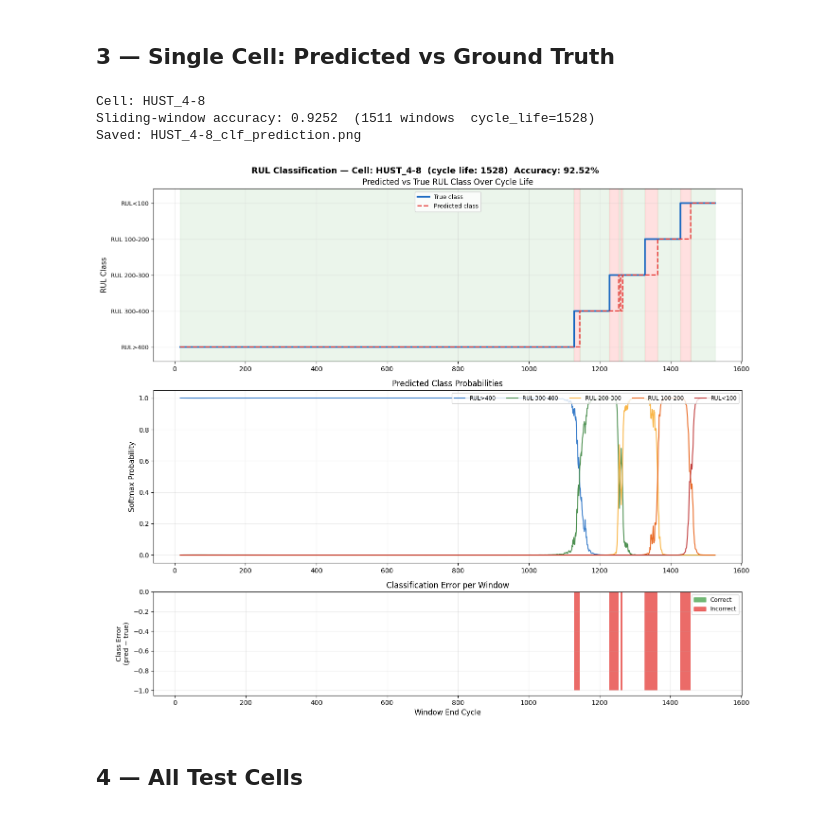
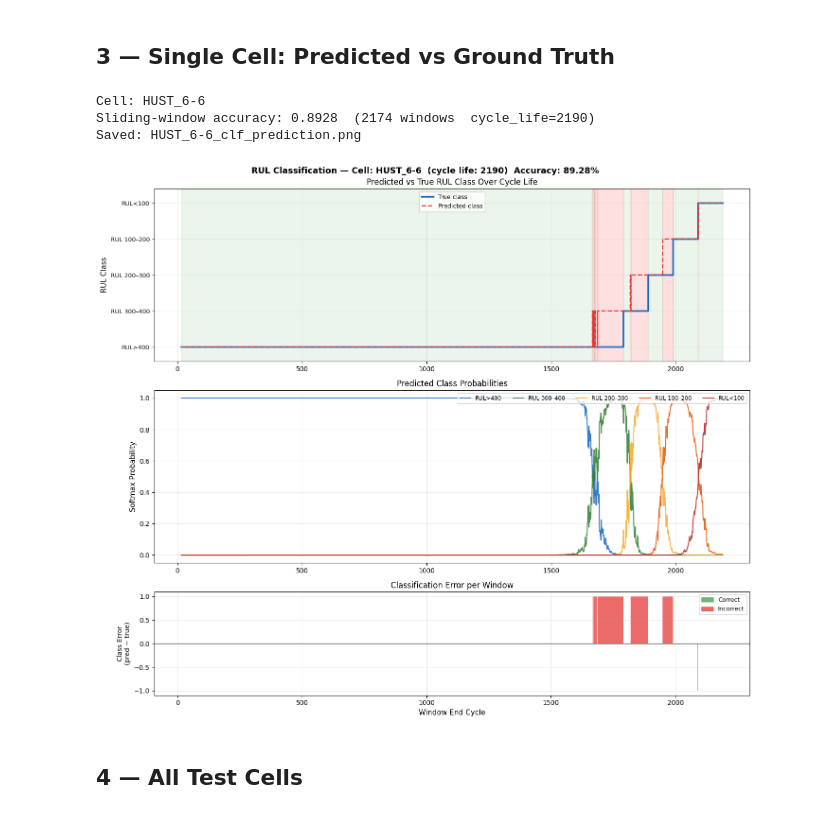
Before and after one commit to PhanLeSon03/battery_estimation, a Jupyter notebook: predict_file/V3-CNN/LFP/predict_clf_bml_LFP.ipynb, the cells around one changed output. Saved outputs shown, nothing was run; the diff lists cells and outputs as text; code cells hidden in the pictures.

```diff
--- a/predict_file/V3-CNN/LFP/predict_clf_bml_LFP.ipynb
+++ b/predict_file/V3-CNN/LFP/predict_clf_bml_LFP.ipynb
@@ -144,13 +147,11 @@ N_EARLY
 # %% [markdown]
 ## 3 — Single Cell: Predicted vs Ground Truth
 # %%
-TestCellName = ['MATR_b1c37', 'HUST_4-7', 'HUST_2-6', 'MATR_b4c23',
-                'MATR_b4c15', 'MATR_b2c41', 'MATR_b1c6', 'MATR_b3c14',
-                'HUST_3-2', 'HUST_4-8', 'MATR_b1c14', 'MATR_b2c21',
-                'HUST_3-3', 'MATR_b1c18', 'MATR_b3c0', 'MATR_b1c31',
-                'MATR_b3c28', 'MATR_b3c12', 'HUST_6-1', 'MATR_b1c2',
-                'HUST_9-7', 'HUST_10-2']
-CELL_ID      = 'HUST_4-8'
+TestCellName = ['MATR_b1c6', 'MATR_b4c9', 'MATR_b1c18', 'MATR_b4c24', 'MATR_b4c25', 'MATR_b4c26',
+                'MATR_b2c10', 'MATR_b1c3', 'MATR_b3c8', 'MATR_b1c34', 'MATR_b4c44', 'MATR_b2c4',
+                'HUST_1-8', 'MATR_b2c23', 'MATR_b3c21', 'MATR_b2c0', 'MATR_b2c19', 'HUST_7-2',
+                'MATR_b1c44', 'HUST_6-6', 'MATR_b1c37', 'HUST_6-1', 'MATR_b3c25', 'MATR_b2c25']
+CELL_ID      = 'HUST_6-6'  # set to None to pick the first cell in the dataset
 
 if CELL_ID is None:
     CELL_ID = list(cells.keys())[0]
@@ -207,37 +208,37 @@ ax.set_ylabel("Softmax Probability", fontsize=11)
 ax.set_title("Predicted Class Probabilities")
 ax.legend(fontsize=8.5, ncol=N_CLASSES, loc="upper right")
 ax.grid(True, alpha=0.25)
 ax.set_ylim(-0.05, 1.05)
 
 # ── Panel 3: error (mismatch) ─────────────────────────────────────────────
 ax = axes[2]
 error = pred_cls - true_cls
 ax.bar(cycles, error, width=1.0,
        color=["#E53935" if e != 0 else "#43A047" for e in error],
        alpha=0.75)
 ax.axhline(0, color="black", lw=0.8)
 ax.set_xlabel("Window End Cycle", fontsize=11)
 ax.set_ylabel("Class Error\n(pred − true)", fontsize=10)
 ax.set_title("Classification Error per Window")
 ax.grid(True, alpha=0.25)
 
 # legend patches
 patches = [
     mpatches.Patch(color="#43A047", alpha=0.75, label="Correct"),
     mpatches.Patch(color="#E53935", alpha=0.75, label="Incorrect"),
 ]
 ax.legend(handles=patches, fontsize=9)
 
 plt.tight_layout()
 out_path = f"{CELL_ID}_clf_prediction.png"
 plt.savefig(out_path, dpi=150, bbox_inches="tight")
 print(f"Saved: {out_path}")
 plt.show()
 # %% [output]
-Cell: HUST_4-8
-Sliding-window accuracy: 0.9252  (1511 windows  cycle_life=1528)
-Saved: HUST_4-8_clf_prediction.png
+Cell: HUST_6-6
+Sliding-window accuracy: 0.8928  (2174 windows  cycle_life=2190)
+Saved: HUST_6-6_clf_prediction.png
-[figure, old version]
+[figure, new version]
 # %% [markdown]
 ## 4 — All Test Cells
 # %%
```
Also changed, not shown: parts of 8 cells of this notebook, 11 other files.
